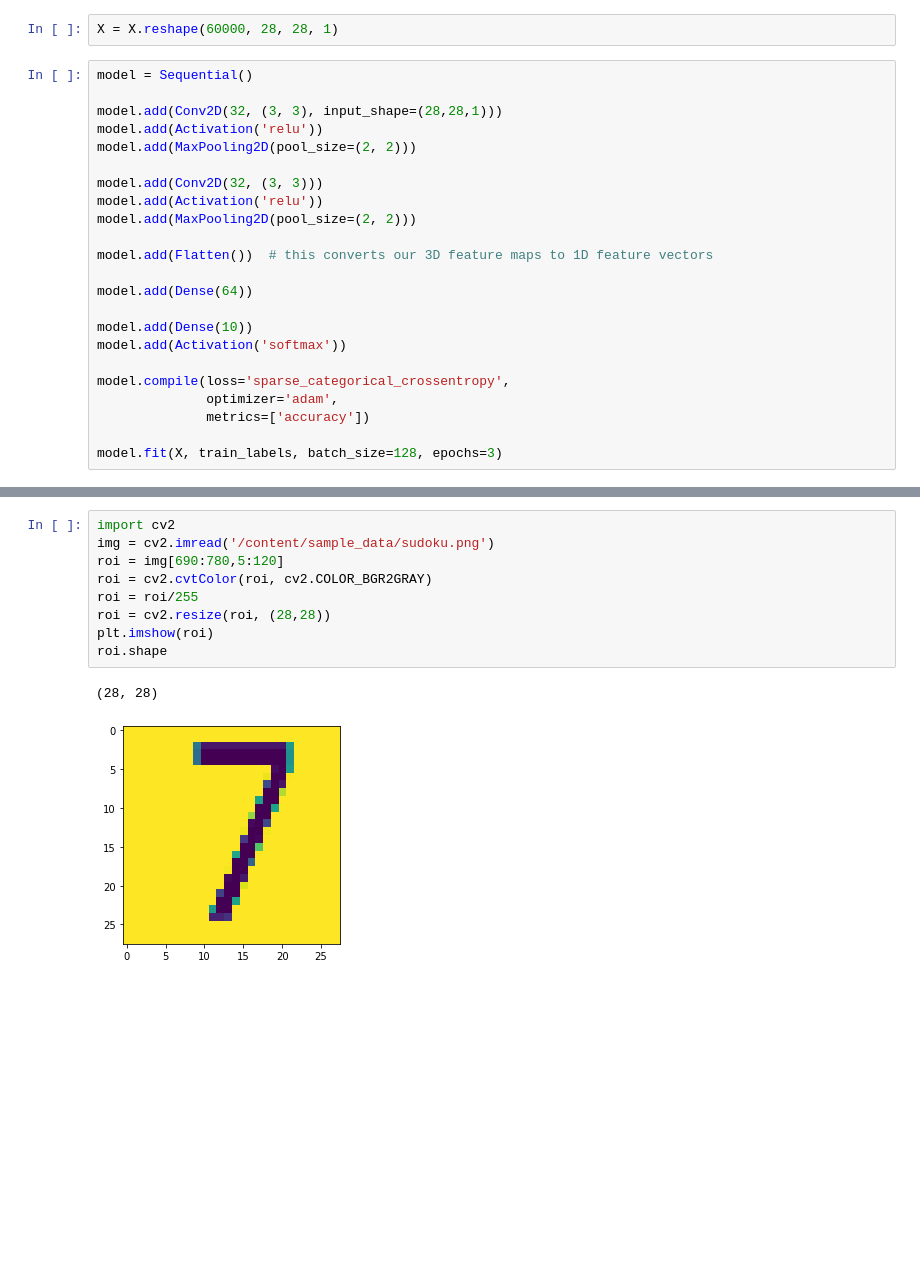
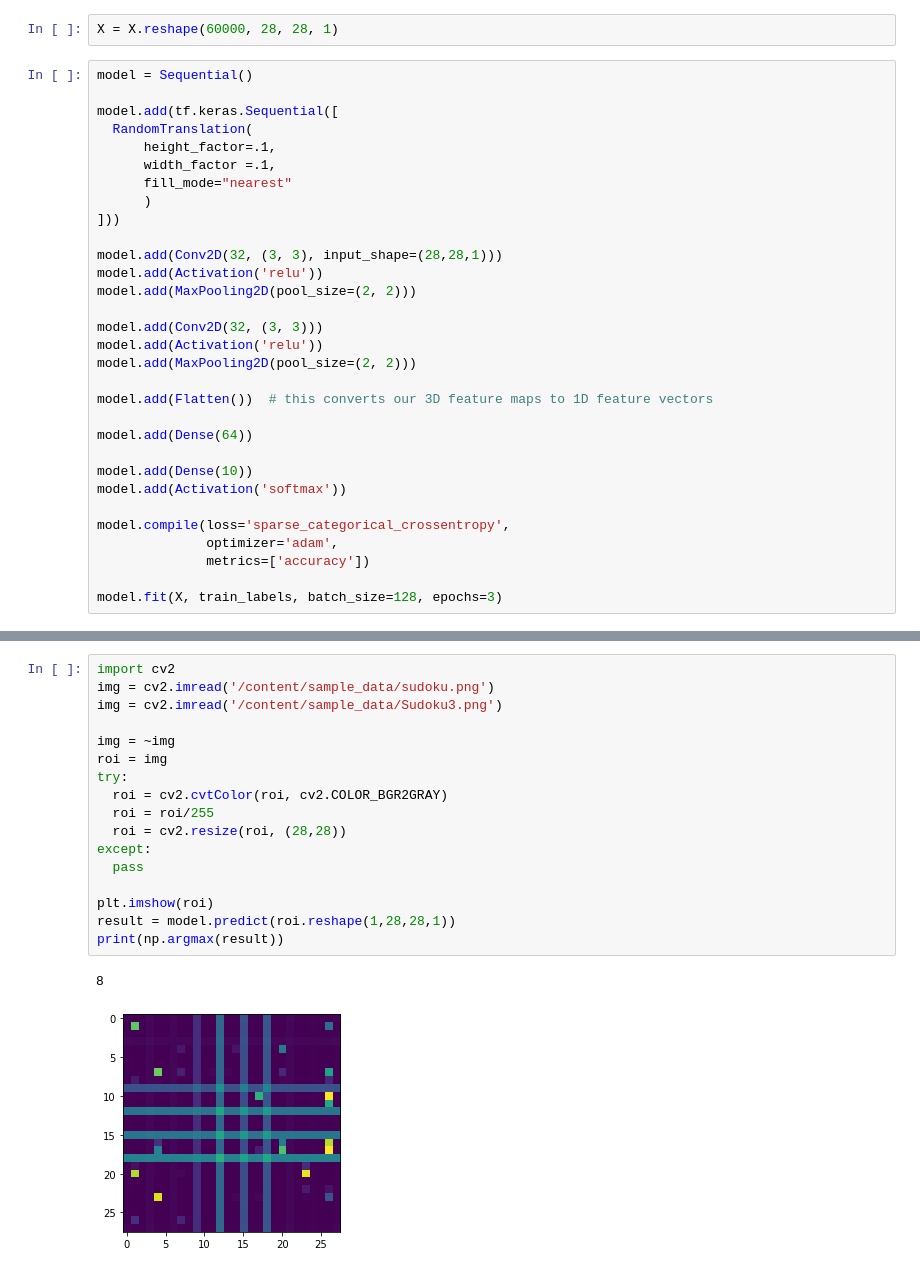
Before and after one commit to OlegTkhor/sudoku, a Jupyter notebook: Sudoku.ipynb, the cells around one changed output, grey strips where cells are left out. Cells and saved outputs as stored; diff of their text form; blank space fills up the shorter version.

```diff
--- a/Sudoku.ipynb
+++ b/Sudoku.ipynb
@@ -37,6 +39,14 @@ test_images.shape
 X = X.reshape(60000, 28, 28, 1)
 # %%
 model = Sequential()
+
+model.add(tf.keras.Sequential([
+  RandomTranslation(
+      height_factor=.1,
+      width_factor =.1,
+      fill_mode="nearest"
+      )
+]))
 
 model.add(Conv2D(32, (3, 3), input_shape=(28,28,1)))
 model.add(Activation('relu'))
@@ -77,13 +87,21 @@ print(val_acc)  # model's accuracy
 # %%
 import cv2
 img = cv2.imread('/content/sample_data/sudoku.png')
-roi = img[690:780,5:120]
-roi = cv2.cvtColor(roi, cv2.COLOR_BGR2GRAY)
-roi = roi/255
-roi = cv2.resize(roi, (28,28))
+img = cv2.imread('/content/sample_data/Sudoku3.png')
+
+img = ~img
+roi = img
+try:
+  roi = cv2.cvtColor(roi, cv2.COLOR_BGR2GRAY)
+  roi = roi/255
+  roi = cv2.resize(roi, (28,28))
+except:
+  pass
+
 plt.imshow(roi)
-roi.shape
+result = model.predict(roi.reshape(1,28,28,1))
+print(np.argmax(result))
 # %% [output]
-(28, 28)
+8
-[figure, old version]
+[figure, new version]
 # %%
```
Also changed, not shown: parts of 5 cells of this notebook.
